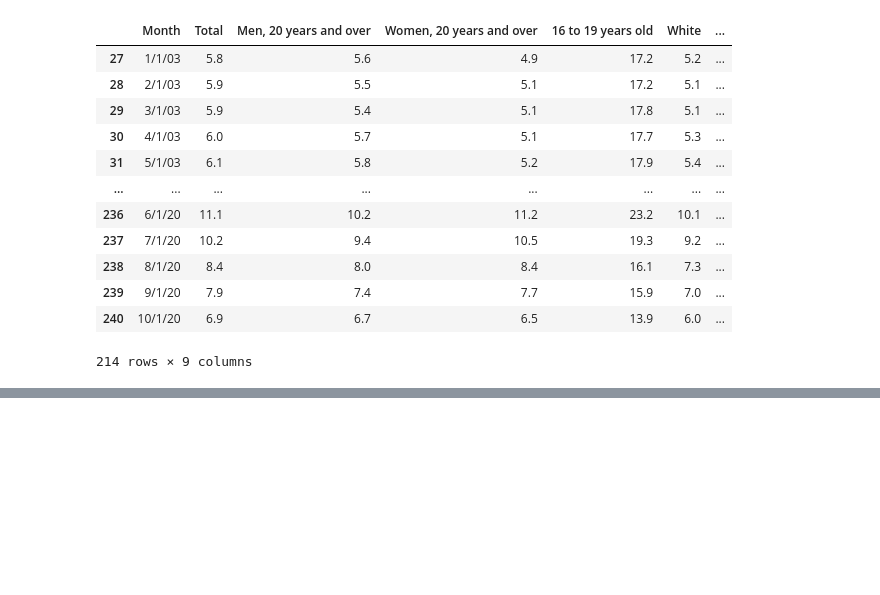
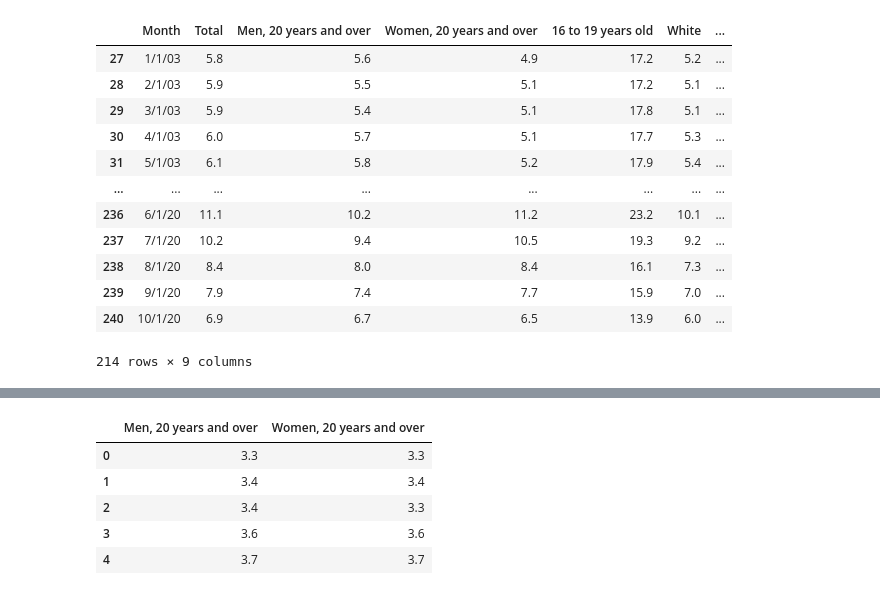
Before and after one commit to vgnenov/OnTheUpAndUp, a Jupyter notebook: machine_learning.ipynb, the cells around one changed output, grey strips where cells are left out. Cells and saved outputs as stored; diff of their text form; code cells hidden in the pictures; blank space fills up the shorter version.

```diff
--- a/machine_learning.ipynb
+++ b/machine_learning.ipynb
@@ -37,0 +51,12 @@ print(X.shape, y.shape)
+# %%
+data = X.copy()
+
+data_binary_encoded = pd.get_dummies(data)
+data_binary_encoded.head()
+# %% [output]
+|  | Men, 20 years and over | Women, 20 years and over |
+| 0 | 3.3 | 3.3 |
+| 1 | 3.4 | 3.4 |
+| 2 | 3.4 | 3.3 |
+| 3 | 3.6 | 3.6 |
+| 4 | 3.7 | 3.7 |
```
Also changed, not shown: parts of 10 cells of this notebook.
